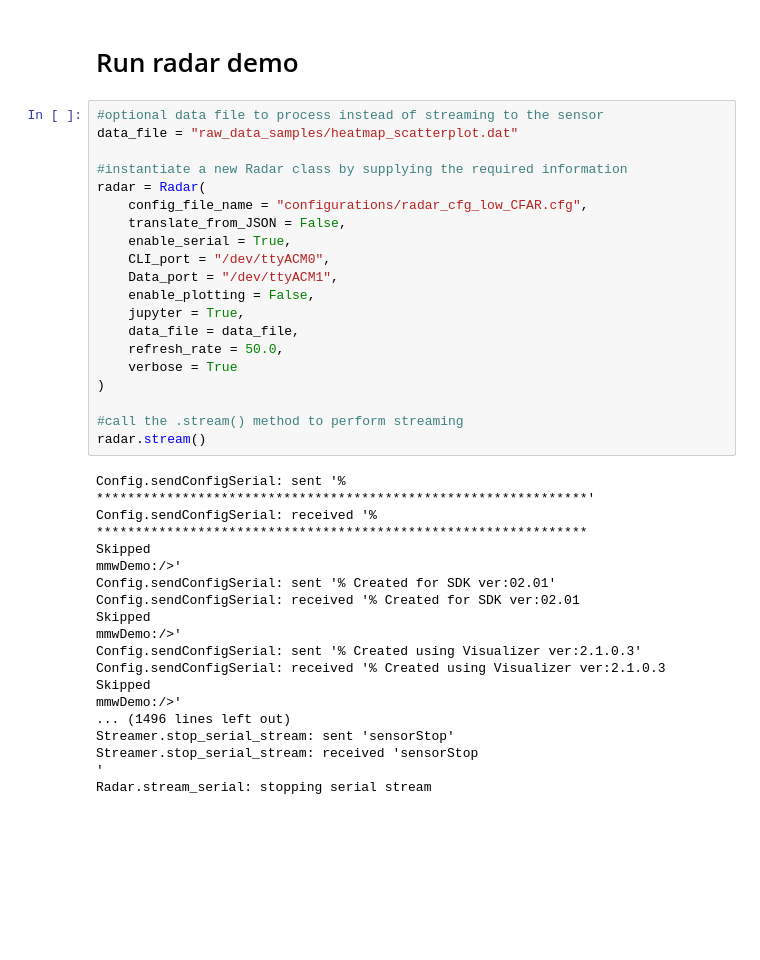
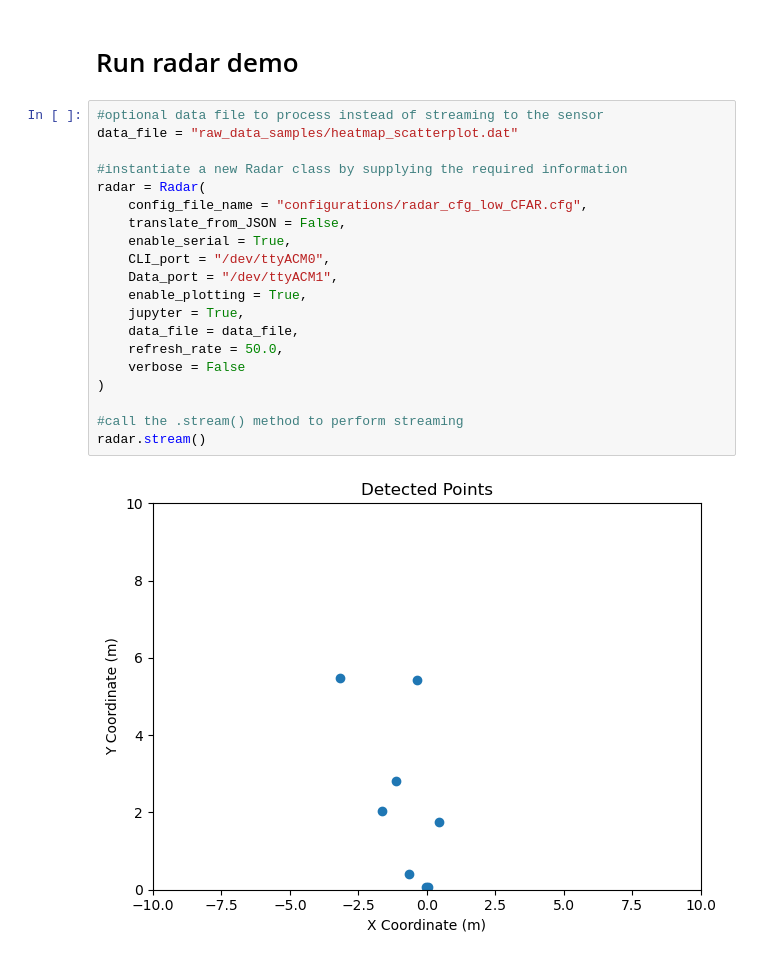
Before and after one commit to davidmhunt/CPSL_TI_Radar, a Jupyter notebook: demo.ipynb, the cells around one changed output. Drawn from its saved outputs; the diff is of its cells as text; blank space fills up the shorter version.

```diff
--- a/demo.ipynb
+++ b/demo.ipynb
@@ -16,38 +16,22 @@ print([comport.device for comport in serial.tools.list_ports.comports()])
 # %%
 #optional data file to process instead of streaming to the sensor
 data_file = "raw_data_samples/heatmap_scatterplot.dat"
 
 #instantiate a new Radar class by supplying the required information
 radar = Radar(
     config_file_name = "configurations/radar_cfg_low_CFAR.cfg",
     translate_from_JSON = False,
     enable_serial = True,
     CLI_port = "/dev/ttyACM0",
     Data_port = "/dev/ttyACM1",
-    enable_plotting = False,
+    enable_plotting = True,
     jupyter = True,
     data_file = data_file,
     refresh_rate = 50.0,
-    verbose = True
+    verbose = False
 )
 
 #call the .stream() method to perform streaming
 radar.stream()
 # %% [output]
-Config.sendConfigSerial: sent '% ***************************************************************'
-Config.sendConfigSerial: received '% ***************************************************************
-Skipped
-mmwDemo:/>'
-Config.sendConfigSerial: sent '% Created for SDK ver:02.01'
-Config.sendConfigSerial: received '% Created for SDK ver:02.01
-Skipped
-mmwDemo:/>'
-Config.sendConfigSerial: sent '% Created using Visualizer ver:2.1.0.3'
-Config.sendConfigSerial: received '% Created using Visualizer ver:2.1.0.3
-Skipped
-mmwDemo:/>'
-... (1496 lines left out)
-Streamer.stop_serial_stream: sent 'sensorStop'
-Streamer.stop_serial_stream: received 'sensorStop
-'
-Radar.stream_serial: stopping serial stream
+[figure, added]
```
Also changed, not shown: parts of 1 cell of this notebook, 4 other files.
